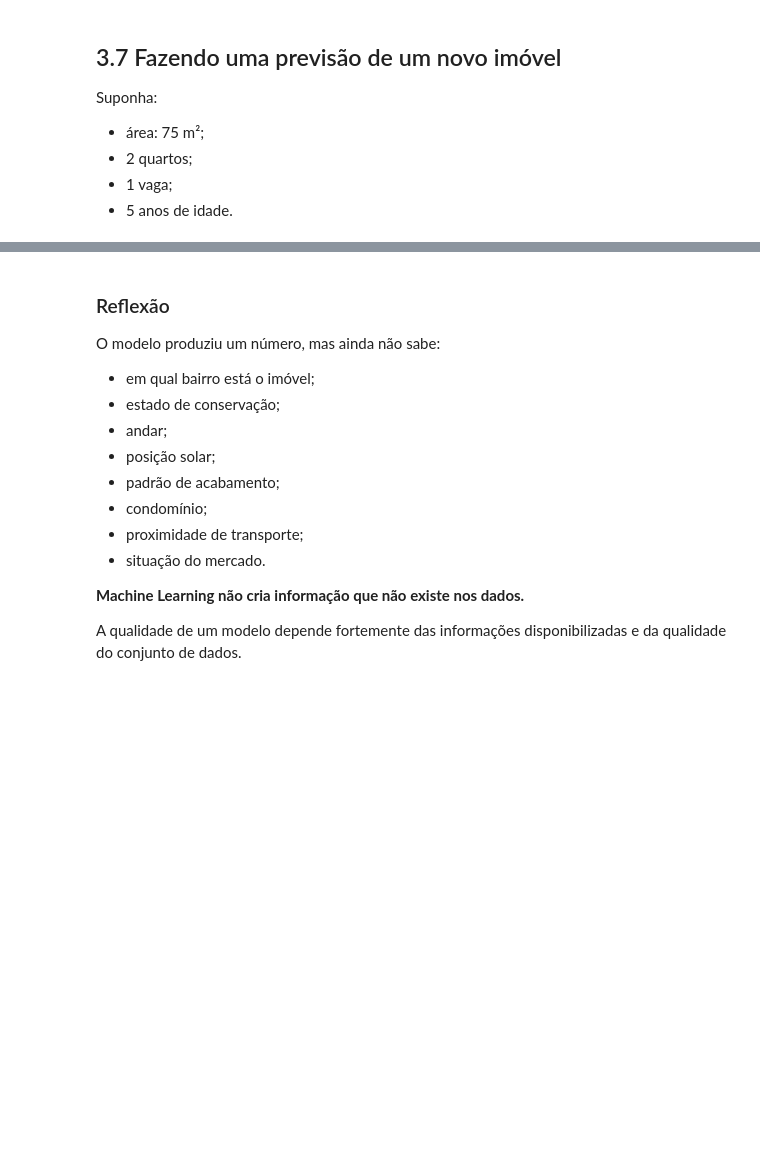
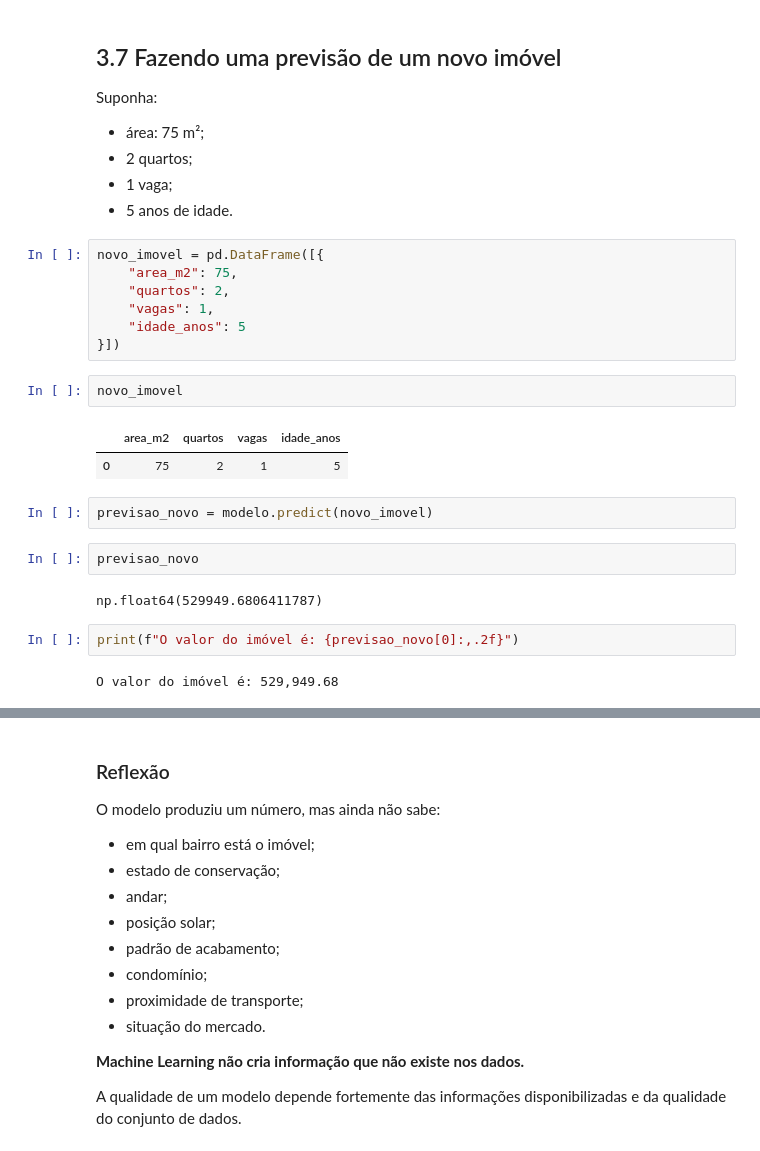
Before and after one commit to VictorAmaralSCT/curso_SENAC_InteligenciaArtificial, a Jupyter notebook: UC9 - Machine Learning/UC9_AULA01_Fundamentos_Matematicos_e_Primeiro_Modelo.ipynb, the cells around one changed output, grey strips where cells are left out. Drawn from its saved outputs; the diff is of its cells as text; blank space fills up the shorter version.

```diff
--- a/UC9 - Machine Learning/UC9_AULA01_Fundamentos_Matematicos_e_Primeiro_Modelo.ipynb
+++ b/UC9 - Machine Learning/UC9_AULA01_Fundamentos_Matematicos_e_Primeiro_Modelo.ipynb
@@ -771,3 +786,25 @@ Suponha:
 - 2 quartos;
 - 1 vaga;
 - 5 anos de idade.
+# %%
+novo_imovel = pd.DataFrame([{
+    "area_m2": 75,
+    "quartos": 2,
+    "vagas": 1,
+    "idade_anos": 5
+}])
+# %%
+novo_imovel
+# %% [output]
+|  | area_m2 | quartos | vagas | idade_anos |
+| 0 | 75 | 2 | 1 | 5 |
+# %%
+previsao_novo = modelo.predict(novo_imovel)
+# %%
+previsao_novo
+# %% [output]
+np.float64(529949.6806411787)
+# %%
+print(f"O valor do imóvel é: {previsao_novo[0]:,.2f}")
+# %% [output]
+O valor do imóvel é: 529,949.68
```
Also changed, not shown: parts of 5 cells of this notebook.
